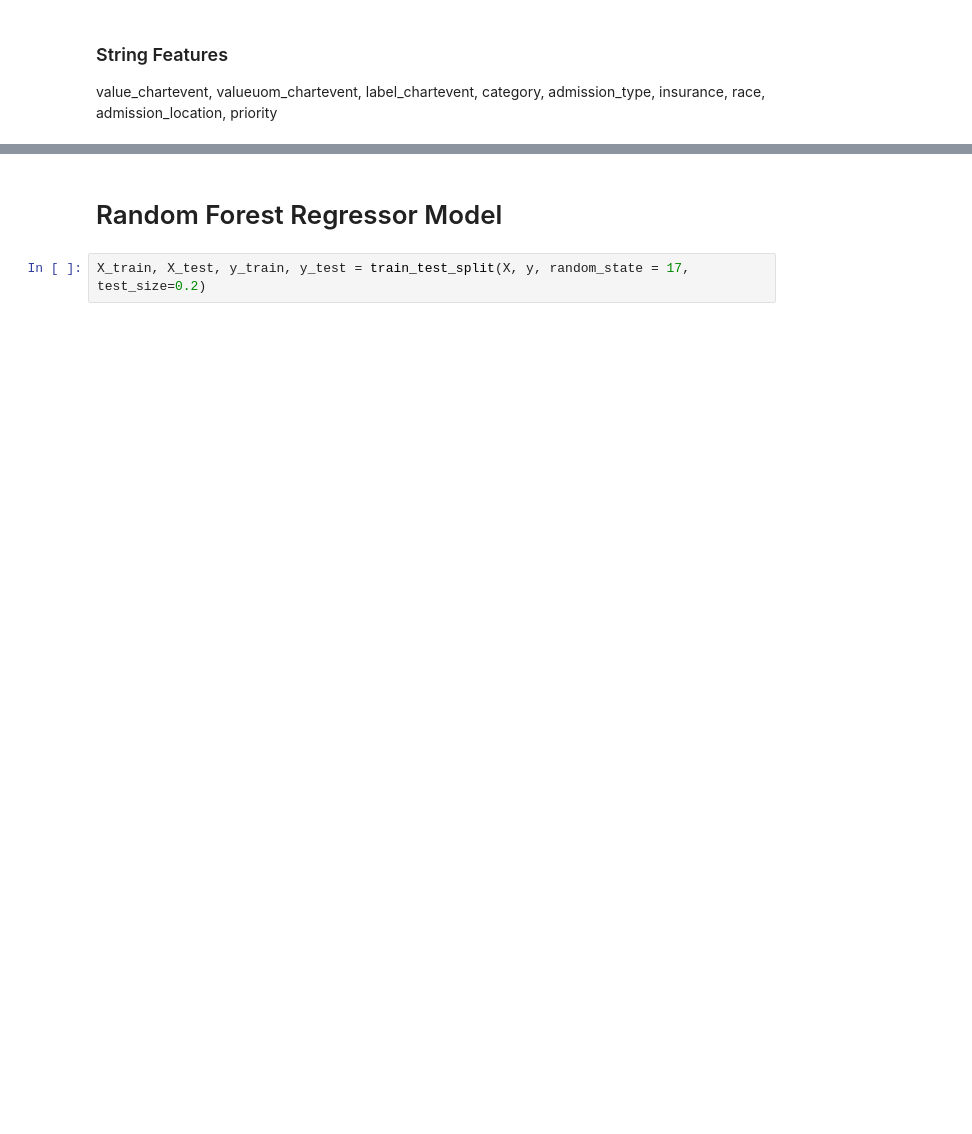
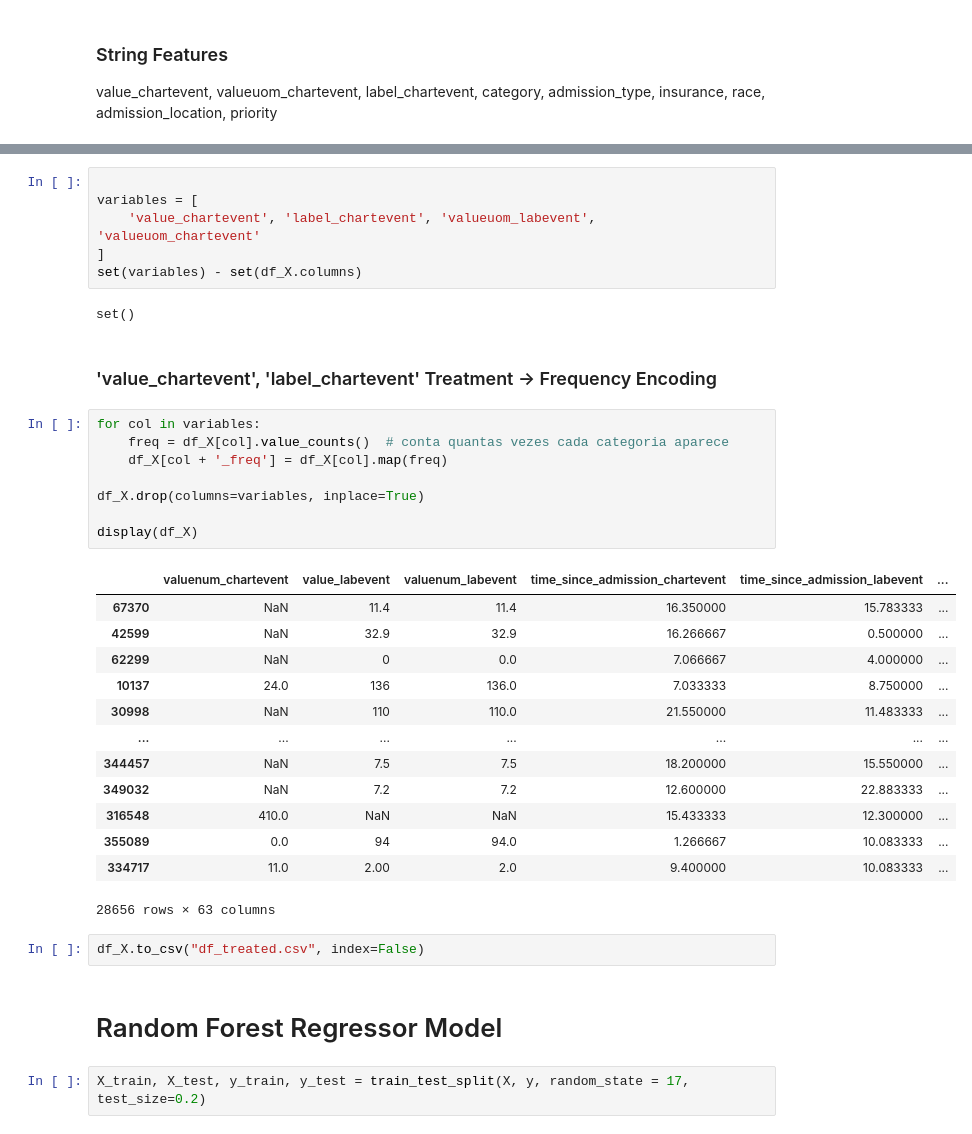
Before and after one commit to CatarinaCosta02/Master_Thesis, a Jupyter notebook: models/RForest.ipynb, the cells around one changed output, grey strips where cells are left out. Drawn from its saved outputs; the diff is of its cells as text; blank space fills up the shorter version.

```diff
--- a/models/RForest.ipynb
+++ b/models/RForest.ipynb
@@ -102,3 +198,37 @@ admission_type
+# %%
+
+variables = [
+    'value_chartevent', 'label_chartevent', 'valueuom_labevent', 'valueuom_chartevent'
+]
+set(variables) - set(df_X.columns)
+# %% [output]
+set()
+# %% [markdown]
+### 'value_chartevent', 'label_chartevent' Treatment -> Frequency Encoding
+# %%
+for col in variables:
+    freq = df_X[col].value_counts()  # conta quantas vezes cada categoria aparece
+    df_X[col + '_freq'] = df_X[col].map(freq)
+
+df_X.drop(columns=variables, inplace=True)
+
+display(df_X)
+# %% [output]
+|  | valuenum_chartevent | value_labevent | valuenum_labevent | time_since_admission_chartevent | time_since_admission_labevent | ... |
+| 67370 | NaN | 11.4 | 11.4 | 16.350000 | 15.783333 | ... |
+| 42599 | NaN | 32.9 | 32.9 | 16.266667 | 0.500000 | ... |
+| 62299 | NaN | 0 | 0.0 | 7.066667 | 4.000000 | ... |
+| 10137 | 24.0 | 136 | 136.0 | 7.033333 | 8.750000 | ... |
+| 30998 | NaN | 110 | 110.0 | 21.550000 | 11.483333 | ... |
+| ... | ... | ... | ... | ... | ... | ... |
+| 344457 | NaN | 7.5 | 7.5 | 18.200000 | 15.550000 | ... |
+| 349032 | NaN | 7.2 | 7.2 | 12.600000 | 22.883333 | ... |
+| 316548 | 410.0 | NaN | NaN | 15.433333 | 12.300000 | ... |
+| 355089 | 0.0 | 94 | 94.0 | 1.266667 | 10.083333 | ... |
+| 334717 | 11.0 | 2.00 | 2.0 | 9.400000 | 10.083333 | ... |
+28656 rows × 63 columns
+# %%
+df_X.to_csv("df_treated.csv", index=False)
 # %% [markdown]
 # Random Forest Regressor Model
 # %%
```
Also changed, not shown: parts of 9 cells of this notebook.
